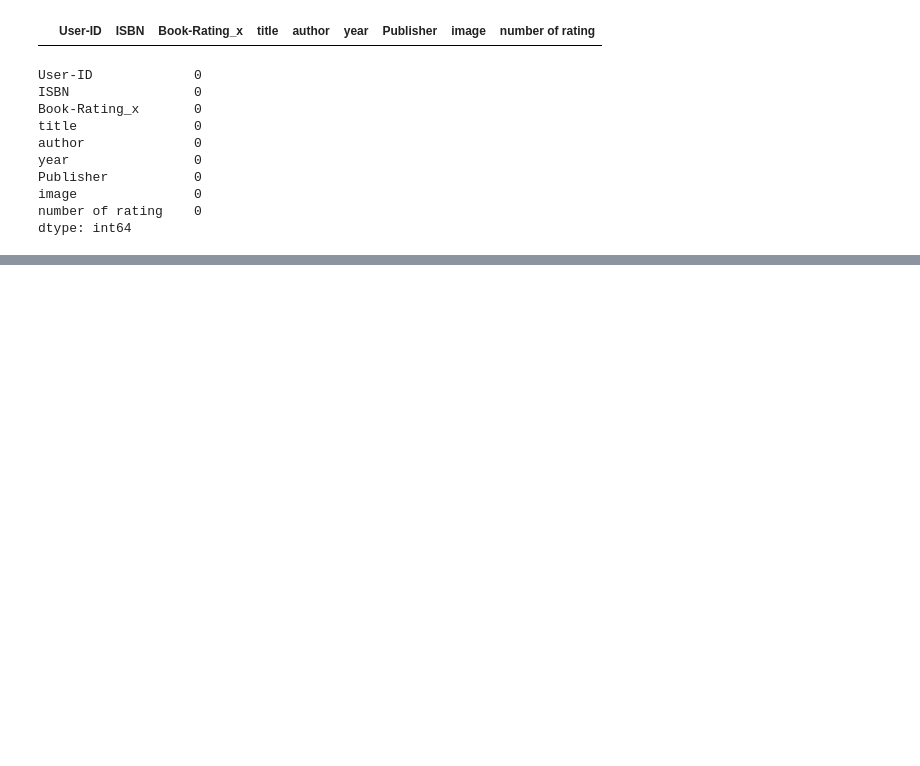
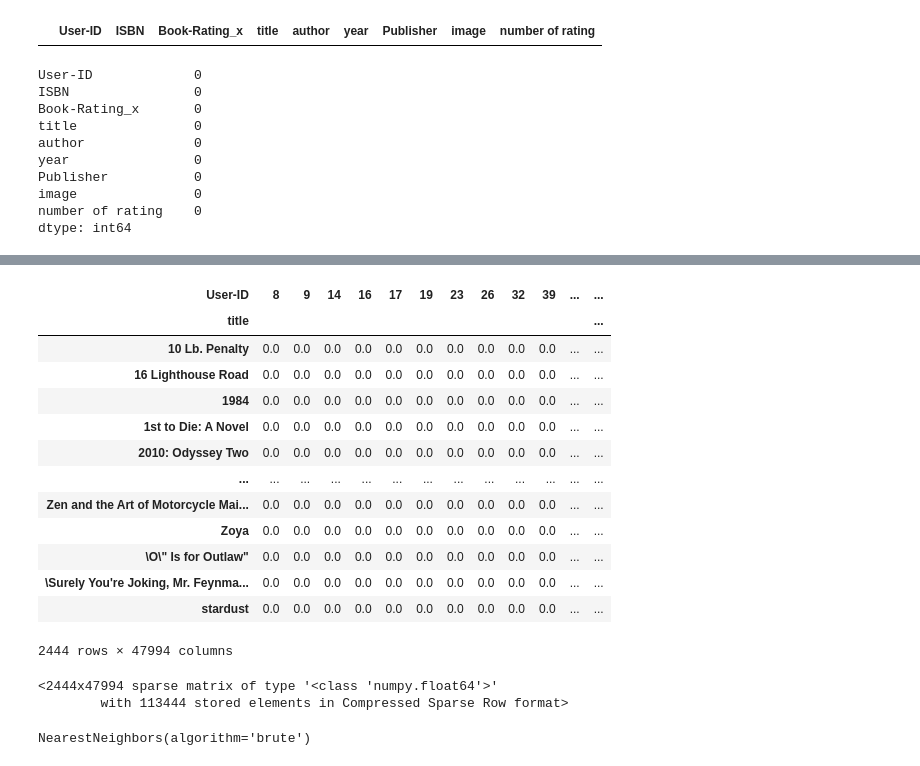
Before and after one commit to meriemnour/Book-recommender-System-, a Jupyter notebook: notebook/research.ipynb, the cells around one changed output, grey strips where cells are left out. Drawn from its saved outputs; the diff is of its cells as text; code cells hidden in the pictures; blank space fills up the shorter version.

```diff
--- a/notebook/research.ipynb
+++ b/notebook/research.ipynb
@@ -432,0 +464,19 @@ dtype: int64
+# %%
+book_pivot.fillna(0,inplace=True)
+# %%
+book_pivot
+# %% [output]
+| User-ID | 8 | 9 | 14 | 16 | 17 | 19 | 23 | 26 | 32 | 39 | ... | ... |
+| title |  |  |  |  |  |  |  |  |  |  |  | ... |
+| 10 Lb. Penalty | 0.0 | 0.0 | 0.0 | 0.0 | 0.0 | 0.0 | 0.0 | 0.0 | 0.0 | 0.0 | ... | ... |
+| 16 Lighthouse Road | 0.0 | 0.0 | 0.0 | 0.0 | 0.0 | 0.0 | 0.0 | 0.0 | 0.0 | 0.0 | ... | ... |
+| 1984 | 0.0 | 0.0 | 0.0 | 0.0 | 0.0 | 0.0 | 0.0 | 0.0 | 0.0 | 0.0 | ... | ... |
+| 1st to Die: A Novel | 0.0 | 0.0 | 0.0 | 0.0 | 0.0 | 0.0 | 0.0 | 0.0 | 0.0 | 0.0 | ... | ... |
+| 2010: Odyssey Two | 0.0 | 0.0 | 0.0 | 0.0 | 0.0 | 0.0 | 0.0 | 0.0 | 0.0 | 0.0 | ... | ... |
+| ... | ... | ... | ... | ... | ... | ... | ... | ... | ... | ... | ... | ... |
+| Zen and the Art of Motorcycle Mai... | 0.0 | 0.0 | 0.0 | 0.0 | 0.0 | 0.0 | 0.0 | 0.0 | 0.0 | 0.0 | ... | ... |
+| Zoya | 0.0 | 0.0 | 0.0 | 0.0 | 0.0 | 0.0 | 0.0 | 0.0 | 0.0 | 0.0 | ... | ... |
+| \O\" Is for Outlaw" | 0.0 | 0.0 | 0.0 | 0.0 | 0.0 | 0.0 | 0.0 | 0.0 | 0.0 | 0.0 | ... | ... |
+| \Surely You're Joking, Mr. Feynma... | 0.0 | 0.0 | 0.0 | 0.0 | 0.0 | 0.0 | 0.0 | 0.0 | 0.0 | 0.0 | ... | ... |
+| stardust | 0.0 | 0.0 | 0.0 | 0.0 | 0.0 | 0.0 | 0.0 | 0.0 | 0.0 | 0.0 | ... | ... |
+2444 rows × 47994 columns
@@ -432,0 +488,5 @@ dtype: int64
+# %%
+book_sparse
+# %% [output]
+<2444x47994 sparse matrix of type '<class 'numpy.float64'>'
+        with 113444 stored elements in Compressed Sparse Row format>
@@ -432,0 +496,4 @@ dtype: int64
+# %%
+model.fit(book_sparse)
+# %% [output]
+NearestNeighbors(algorithm='brute')
```
Also changed, not shown: parts of 7 cells of this notebook.
